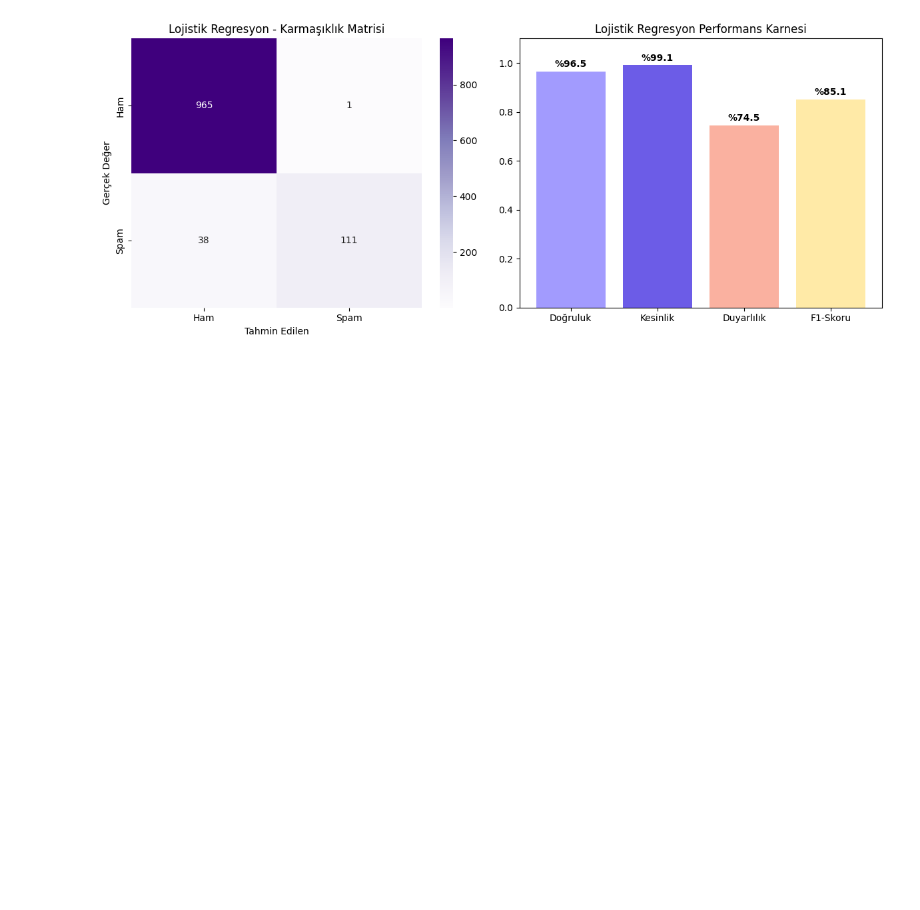
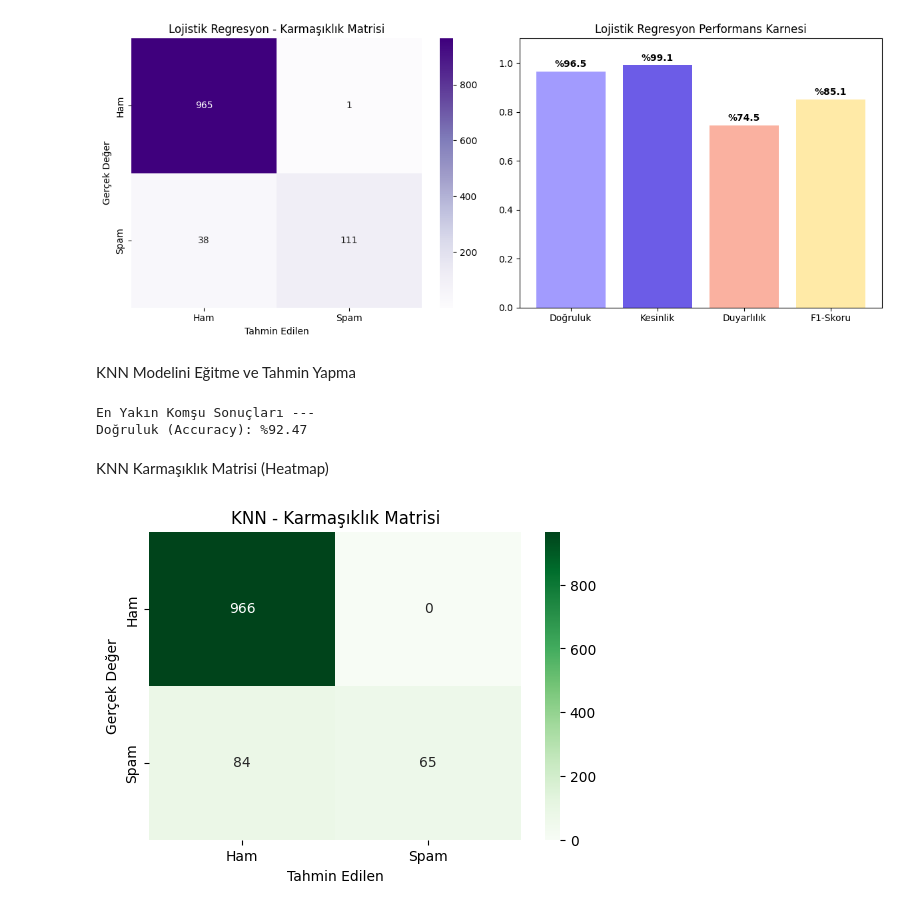
Before and after one commit to zeynepbykn/SMS_Spam_Tespiti_Proje, a Jupyter notebook: SMS_spam_veriBilimi_proje.ipynb, the cells around one changed output. Drawn from its saved outputs; the diff is of its cells as text; code cells hidden in the pictures; blank space fills up the shorter version.

Commit message:
knn modeli eklendi

```diff
--- a/SMS_spam_veriBilimi_proje.ipynb
+++ b/SMS_spam_veriBilimi_proje.ipynb
@@ -439,3 +439,44 @@ plt.tight_layout()
 plt.show()
 # %% [output]
 [figure]
+# %% [markdown]
+KNN Modelini Eğitme ve Tahmin Yapma
+# %%
+from sklearn.neighbors import KNeighborsClassifier
+from sklearn.metrics import accuracy_score, confusion_matrix
+
+# n_neighbors=5: En yakın 5 komşuya bakarak karar ver demek.
+# metric='euclidean': Aradaki mesafeyi kuş uçuşu (Öklid) olarak ölçer.
+knn_model = KNeighborsClassifier(n_neighbors=5, metric='euclidean')
+
+# 2. Modeli eğitiyoruz
+knn_model.fit(X_train, y_train)
+
+# 3. Test verisi ile tahmin yapıyoruz
+y_pred_knn = knn_model.predict(X_test)
+
+# 4. Genel başarıyı yazdıralım
+print("En Yakın Komşu Sonuçları ---")
+print(f"Doğruluk (Accuracy): %{accuracy_score(y_test, y_pred_knn)*100:.2f}")
+# %% [output]
+En Yakın Komşu Sonuçları ---
+Doğruluk (Accuracy): %92.47
+# %% [markdown]
+KNN Karmaşıklık Matrisi (Heatmap)
+# %%
+import seaborn as sns
+import matplotlib.pyplot as plt
+
+# Karmaşıklık matrisini hesapla
+cm_knn = confusion_matrix(y_test, y_pred_knn)
+
+# Görselleştirme
+plt.figure(figsize=(6,4))
+sns.heatmap(cm_knn, annot=True, fmt='d', cmap='Greens', # KNN için yeşil tonları
+            xticklabels=['Ham', 'Spam'], yticklabels=['Ham', 'Spam'])
+plt.xlabel('Tahmin Edilen')
+plt.ylabel('Gerçek Değer')
+plt.title('KNN - Karmaşıklık Matrisi')
+plt.show()
+# %% [output]
+[figure, added]
```
Also changed, not shown: parts of 3 cells of this notebook.
